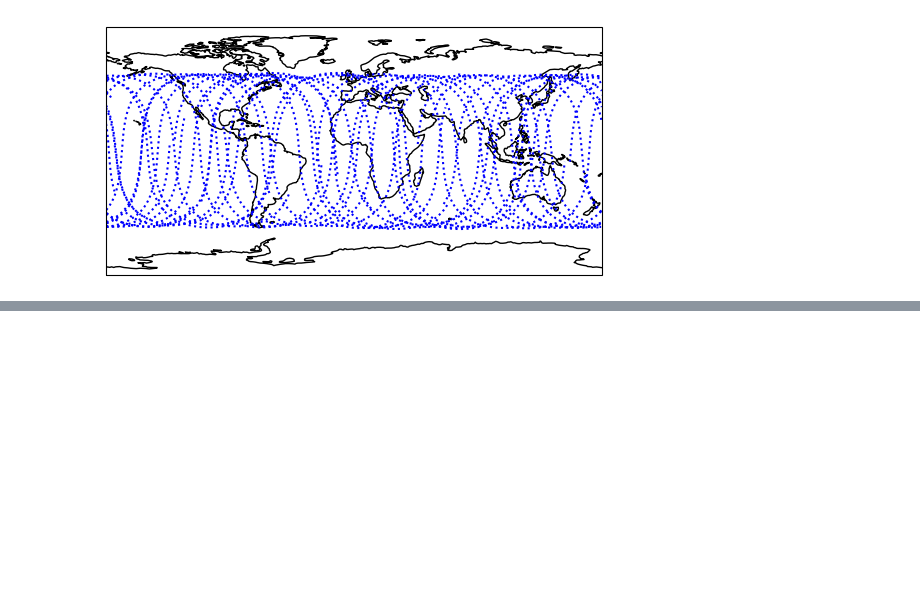
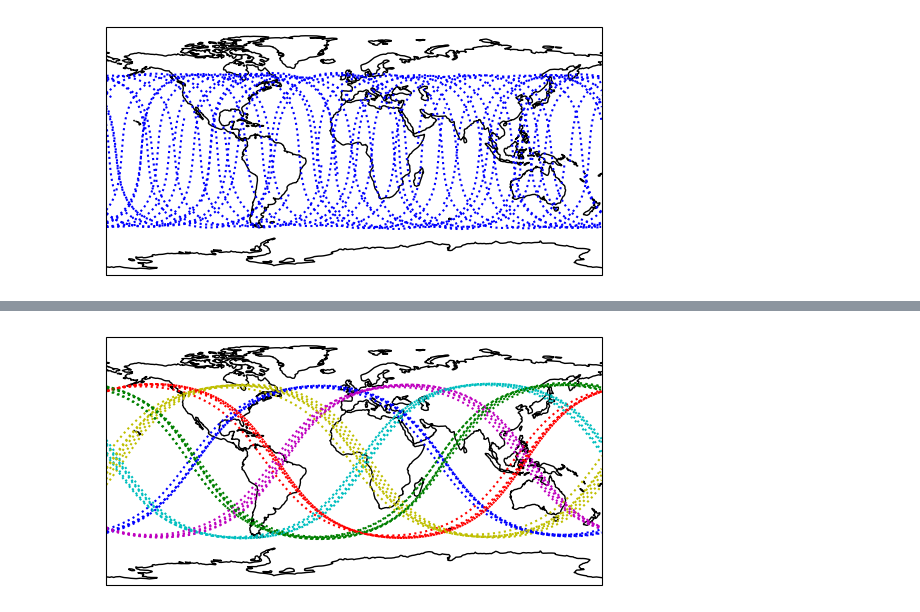
Before and after one commit to Rakagami/datascience_satellites_and_me, a Jupyter notebook: orbit_display.ipynb, the cells around one changed output, grey strips where cells are left out. Cells and saved outputs as stored; diff of their text form; code cells hidden in the pictures; blank space fills up the shorter version.

```diff
--- a/orbit_display.ipynb
+++ b/orbit_display.ipynb
@@ -137,0 +138,20 @@ visualize_orbits(orbits_fixed)
+# %%
+from scipy.cluster.vq import whiten, kmeans, vq, kmeans2
+
+def visualize_orbitclusters(orbits, constellation, k=6):
+    data = np.array([(np.degrees(orbit.inclo), np.degrees(orbit.nodeo))
+                        for orbit in constellation])
+
+    data_std = data.std(axis=0)
+    data_mean = data.std(axis=0)
+    data_norm = (data-data_mean) / data_std
+    data_norm = data
+
+    # assign centroids and clusters
+    centroids, clusters = kmeans(data_norm, k)
+    clusters, distances = vq(data_norm, centroids)
+    visualize_orbits(orbits, clusters=clusters)
+
+visualize_orbitclusters(orbits_fixed, constellation, k=6)
+# %% [output]
+[figure, added]
```
Also changed, not shown: parts of 6 cells of this notebook.
